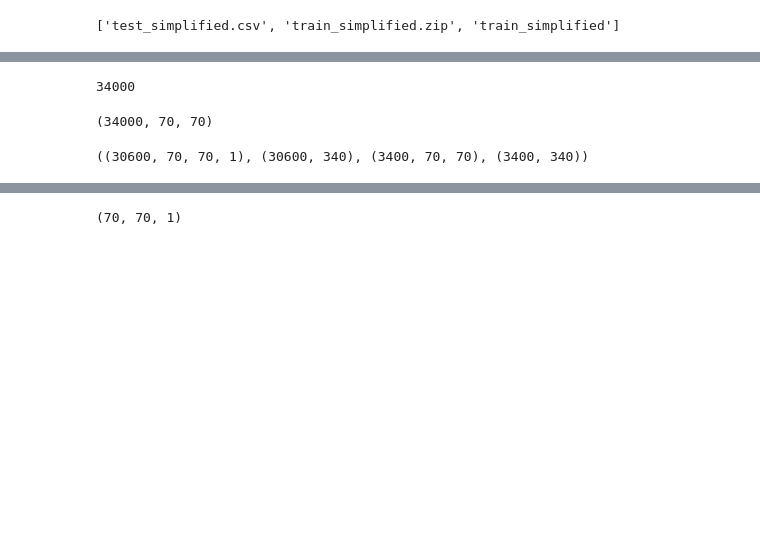
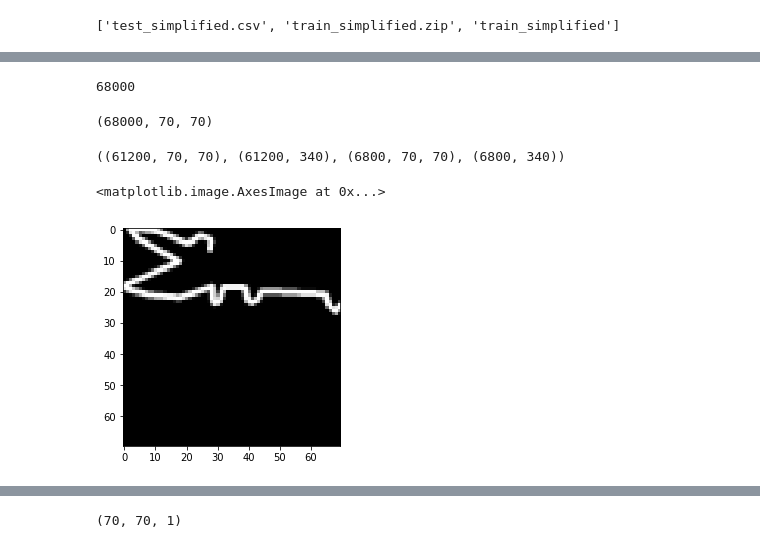
Before and after one commit to hasibzunair/kaggle-quickdraw, a Jupyter notebook: codes/simple-keras-train.ipynb, the cells around one changed output, grey strips where cells are left out. Drawn from its saved outputs; the diff is of its cells as text; code cells hidden in the pictures; blank space fills up the shorter version.

```diff
--- a/codes/simple-keras-train.ipynb
+++ b/codes/simple-keras-train.ipynb
@@ -30,7 +30,7 @@ SUBMISSION_NAME = 'submission.csv'
 train = pd.DataFrame()
 
 for file in os.listdir(TRAIN_PATH):
-    train = train.append(pd.read_csv(TRAIN_PATH + file, usecols = [1, 5], nrows = 100))
+    train = train.append(pd.read_csv(TRAIN_PATH + file, usecols = [1, 5], nrows = 200))
 train = shuffle(train, random_state=123)
 # %%
 len(train)
@@ -82,8 +96,8 @@ training_images = np.array(training_images)
 # %%
 len(training_images)
 # %% [output]
-34000
+68000
 # %%
 print(training_images.shape)
 # %% [output]
-(34000, 70, 70)
+(68000, 70, 70)
@@ -92,4 +109,10 @@ x_train, x_val, y_train, y_val = train_test_split(training_images, labels, test_
 # %%
 x_train.shape, y_train.shape, x_val.shape, y_val.shape
 # %% [output]
-((30600, 70, 70, 1), (30600, 340), (3400, 70, 70), (3400, 340))
+((61200, 70, 70), (61200, 340), (6800, 70, 70), (6800, 340))
+# %%
+this = 500
+plt.imshow(x_train[this], cmap='gray')
+# %% [output]
+<matplotlib.image.AxesImage at 0x...>
+[figure, added]
```
Also changed, not shown: parts of 34 cells of this notebook.
